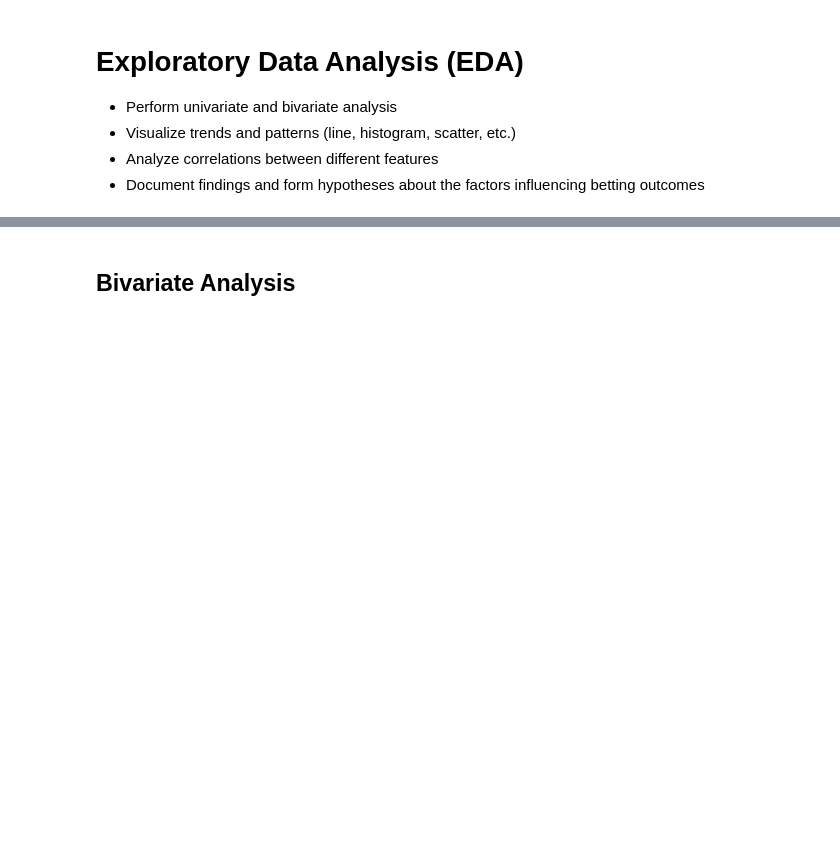
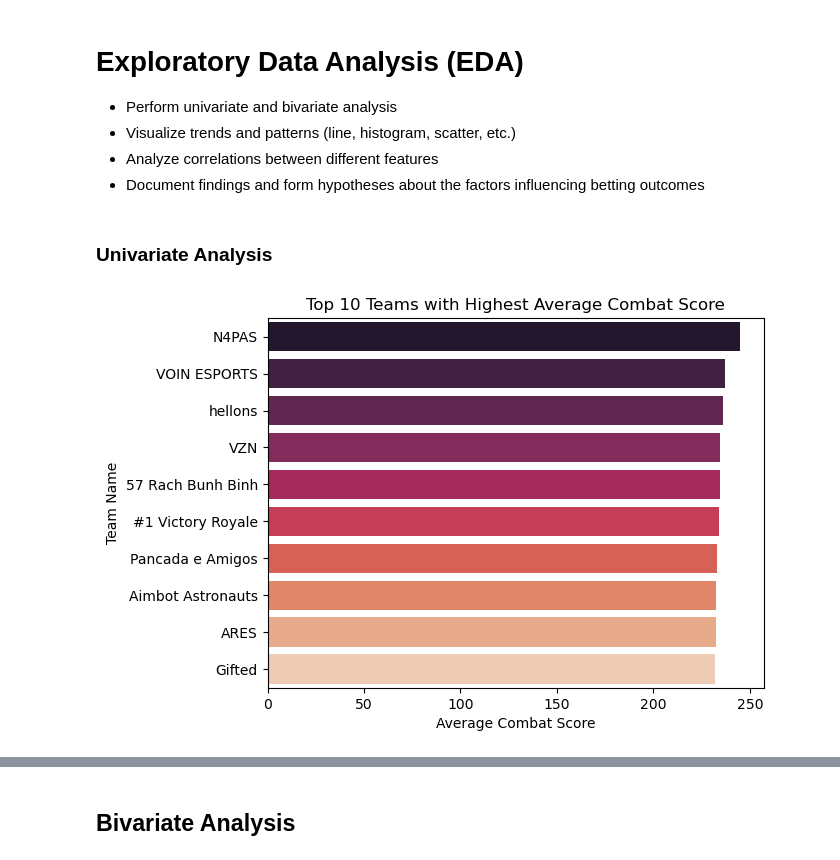
Before and after one commit to rimvelvet31/vct_predictive_model, a Jupyter notebook: notebook.ipynb, the cells around one changed output, grey strips where cells are left out. Cells and saved outputs as stored; diff of their text form; code cells hidden in the pictures; blank space fills up the shorter version.

```diff
--- a/notebook.ipynb
+++ b/notebook.ipynb
@@ -575,3 +574,5 @@ vct_2021_2024.head()
 - Visualize trends and patterns (line, histogram, scatter, etc.)
 - Analyze correlations between different features
 - Document findings and form hypotheses about the factors influencing betting outcomes
+# %% [markdown]
+### Univariate Analysis
@@ -577,0 +593,4 @@ vct_2021_2024.head()
+# %%
+plot_top_teams(eda, 'ACS', 'Top 10 Teams with Highest Average Combat Score', 'Average Combat Score')
+# %% [output]
+[figure, added]
```
Also changed, not shown: parts of 70 cells of this notebook.
